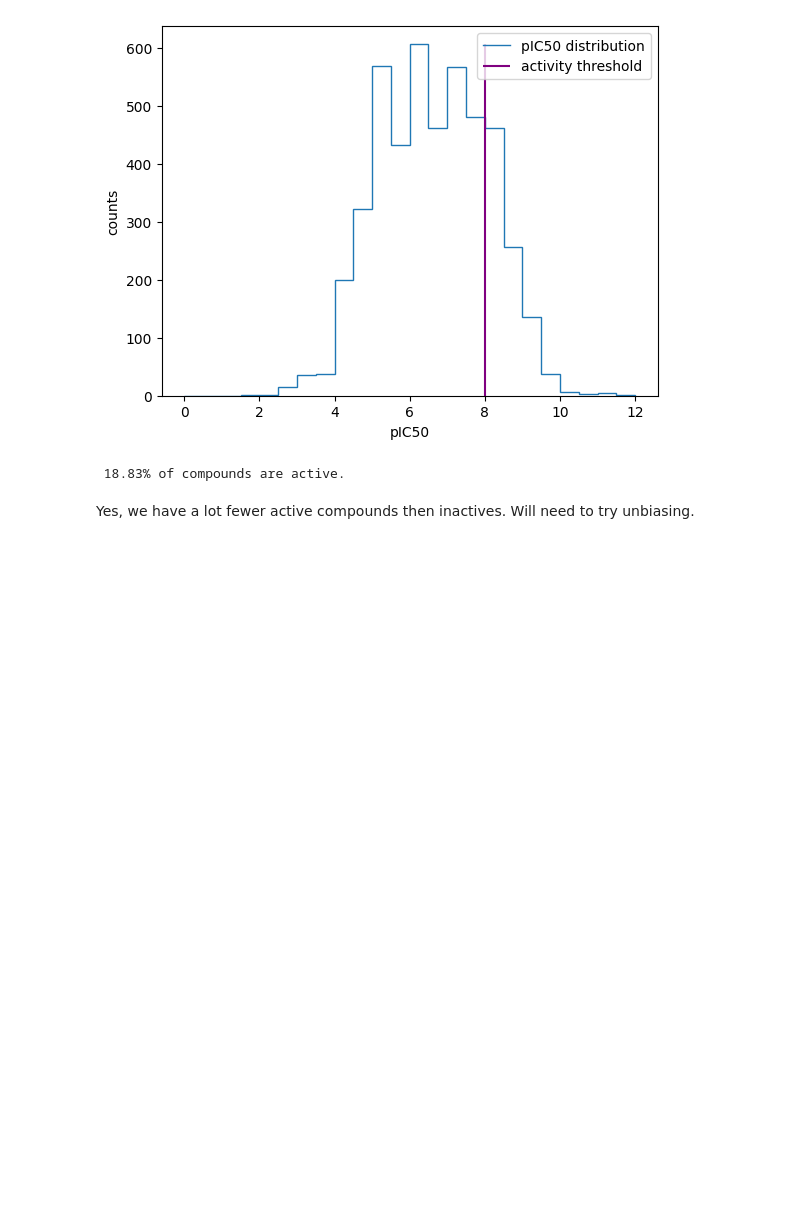
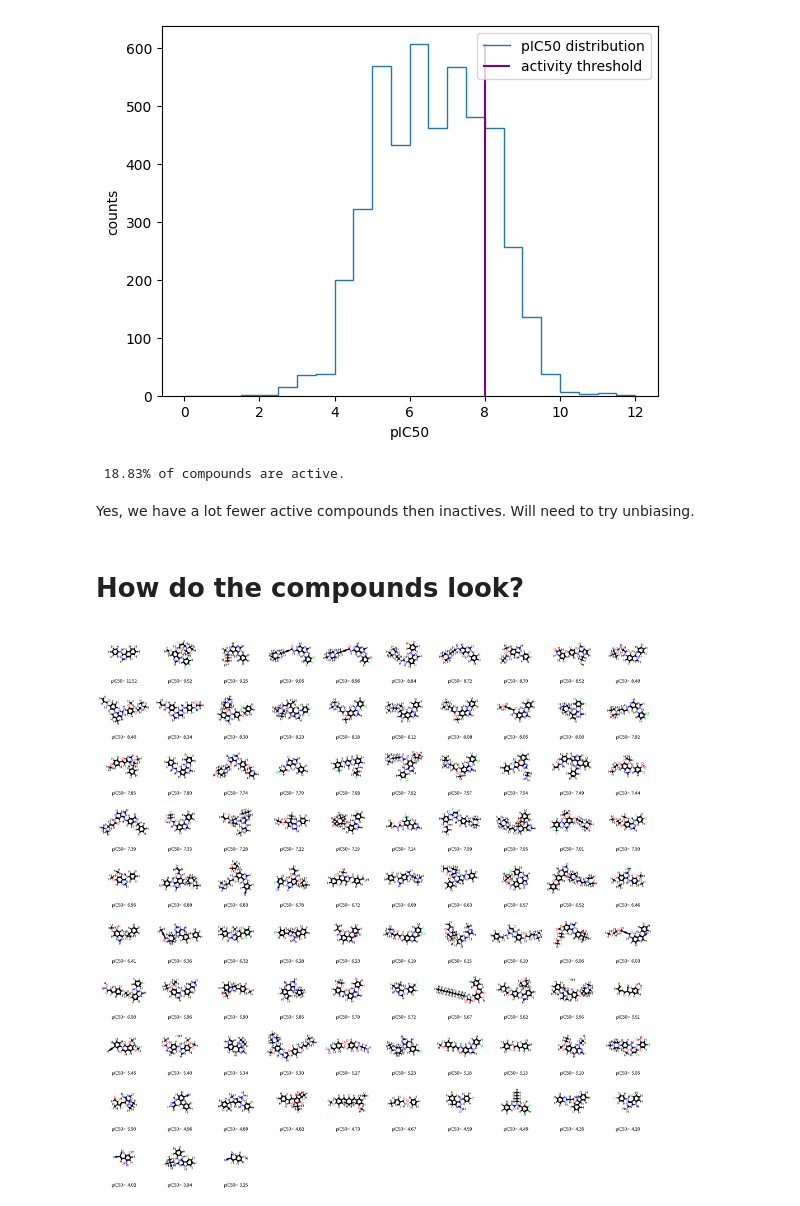
Before and after one commit to zetadin/EGFR_PIC50, a Jupyter notebook: Step1_DatasetExploration.ipynb, the cells around one changed output. Saved outputs shown, nothing was run; the diff lists cells and outputs as text; code cells hidden in the pictures; blank space fills up the shorter version.

```diff
--- a/Step1_DatasetExploration.ipynb
+++ b/Step1_DatasetExploration.ipynb
@@ -88,3 +88,43 @@ print(f"{len(actives)*100./len(pIC50): .2f}% of compounds are active.")
  18.83% of compounds are active.
 # %% [markdown]
 Yes, we have a lot fewer active compounds then inactives. Will need to try unbiasing.
+# %% [markdown]
+# How do the compounds look?
+# %%
+from rdkit.Chem import PropertyMol
+
+molecules = []
+legends = []
+canonical_smiles = [] # used to check for duplicates
+
+for i in trange(needed_info.shape[0]):
+    # build molecule from smiles string
+    mol = Chem.MolFromSmiles(needed_info.iloc[i,0]) # smiles
+
+    # check if the same molecule already exists and we have multiple measurements for it
+    can_smi = Chem.MolToSmiles(mol)
+    if(can_smi in canonical_smiles):
+        # if this doesn't trigger, we are fine and don't need to handle this special case
+        raise(Exception("Duplicate molecule:", needed_info.iloc[i,0], can_smi, "at entry", i))
+    canonical_smiles.append(can_smi)
+
+    # add hydrogens
+    mol = rdmolops.AddHs(mol)
+
+    # record properties
+    mol.SetProp("pIC50", str(needed_info.iloc[i,1])) # pIC50
+
+    # save as a PropertyMol so properties can be pickled later
+    mol = PropertyMol.PropertyMol(mol)
+    molecules.append(mol)
+
+    # add a label
+    legends.append(f"pIC50={needed_info.iloc[i,1]: .2f}")
+# %%
+# draw the molecules
+Draw.MolsToGridImage(molecules[::50],
+                     legends=legends[::50],
+                     molsPerRow=10,subImgSize=(100,100),
+                     maxMols=200)
+# %% [output]
+[figure, added]
```
Also changed, not shown: parts of 10 cells of this notebook, 1 other file.
